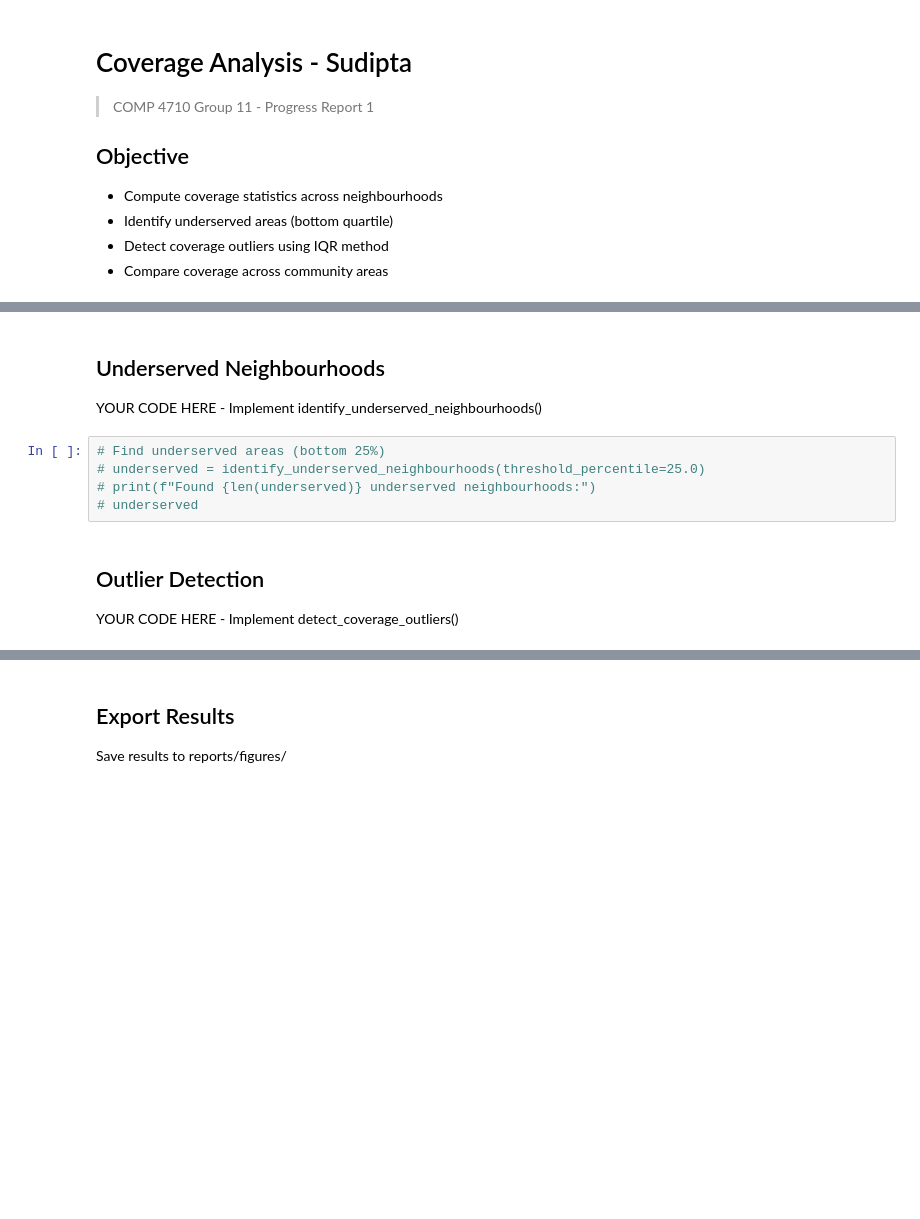
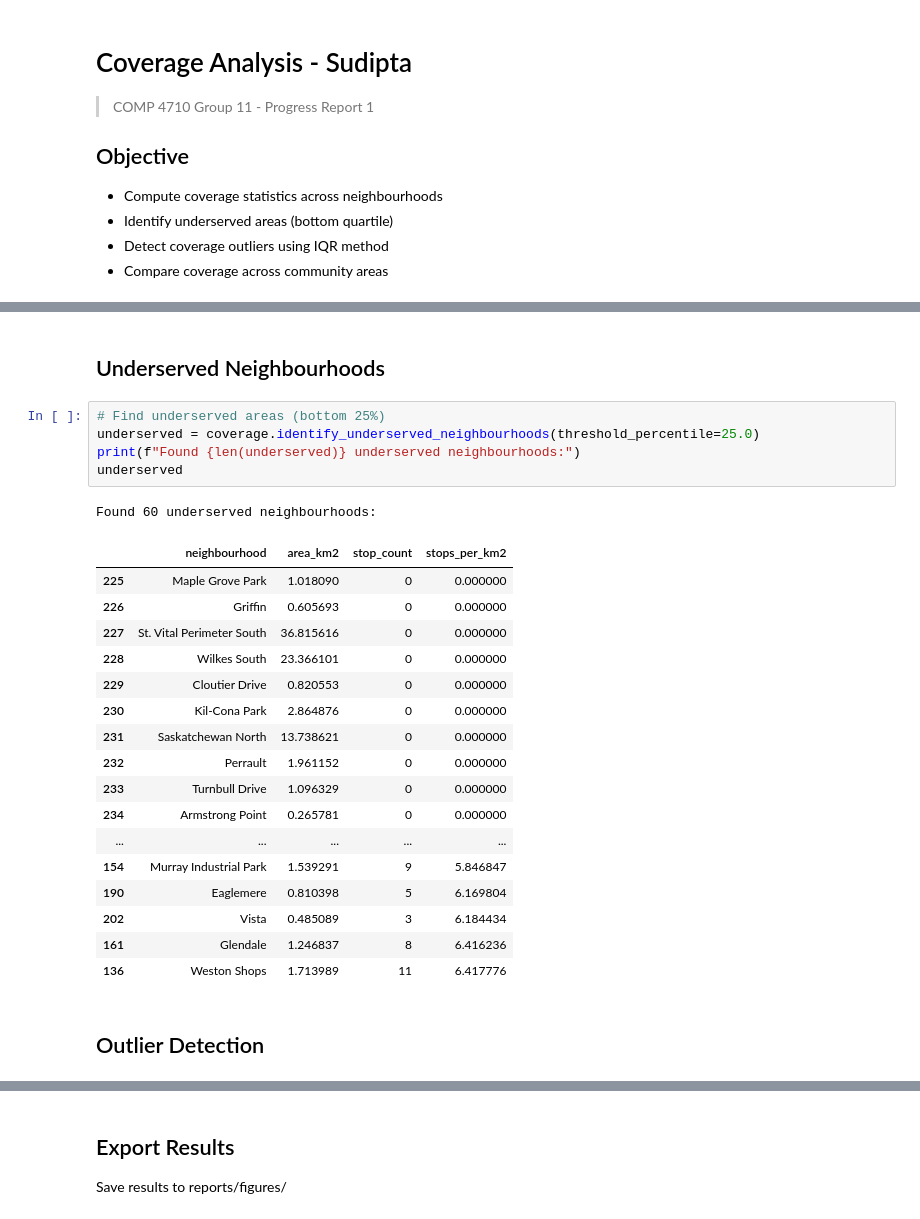
Before and after one commit to ahmedas22/ywg-ptn-analysis-4710-g11, a Jupyter notebook: notebooks/1.1-sudipta-coverage.ipynb, the cells around one changed output, grey strips where cells are left out. Drawn from its saved outputs; the diff is of its cells as text; blank space fills up the shorter version.

```diff
--- a/notebooks/1.1-sudipta-coverage.ipynb
+++ b/notebooks/1.1-sudipta-coverage.ipynb
@@ -48,15 +76,30 @@ YOUR CODE HERE - Implement compute_coverage_statistics()
 # %% [markdown]
 ## Underserved Neighbourhoods
-
-YOUR CODE HERE - Implement identify_underserved_neighbourhoods()
 # %%
 # Find underserved areas (bottom 25%)
-# underserved = identify_underserved_neighbourhoods(threshold_percentile=25.0)
-# print(f"Found {len(underserved)} underserved neighbourhoods:")
-# underserved
+underserved = coverage.identify_underserved_neighbourhoods(threshold_percentile=25.0)
+print(f"Found {len(underserved)} underserved neighbourhoods:")
+underserved
+# %% [output]
+Found 60 underserved neighbourhoods:
+|  | neighbourhood | area_km2 | stop_count | stops_per_km2 |
+| 225 | Maple Grove Park | 1.018090 | 0 | 0.000000 |
+| 226 | Griffin | 0.605693 | 0 | 0.000000 |
+| 227 | St. Vital Perimeter South | 36.815616 | 0 | 0.000000 |
+| 228 | Wilkes South | 23.366101 | 0 | 0.000000 |
+| 229 | Cloutier Drive | 0.820553 | 0 | 0.000000 |
+| 230 | Kil-Cona Park | 2.864876 | 0 | 0.000000 |
+| 231 | Saskatchewan North | 13.738621 | 0 | 0.000000 |
+| 232 | Perrault | 1.961152 | 0 | 0.000000 |
+| 233 | Turnbull Drive | 1.096329 | 0 | 0.000000 |
+| 234 | Armstrong Point | 0.265781 | 0 | 0.000000 |
+| ... | ... | ... | ... | ... |
+| 154 | Murray Industrial Park | 1.539291 | 9 | 5.846847 |
+| 190 | Eaglemere | 0.810398 | 5 | 6.169804 |
+| 202 | Vista | 0.485089 | 3 | 6.184434 |
+| 161 | Glendale | 1.246837 | 8 | 6.416236 |
+| 136 | Weston Shops | 1.713989 | 11 | 6.417776 |
 # %% [markdown]
 ## Outlier Detection
-
-YOUR CODE HERE - Implement detect_coverage_outliers()
 # %%
 # Detect outliers using IQR method
```
Also changed, not shown: parts of 24 cells of this notebook, 7 other files.
